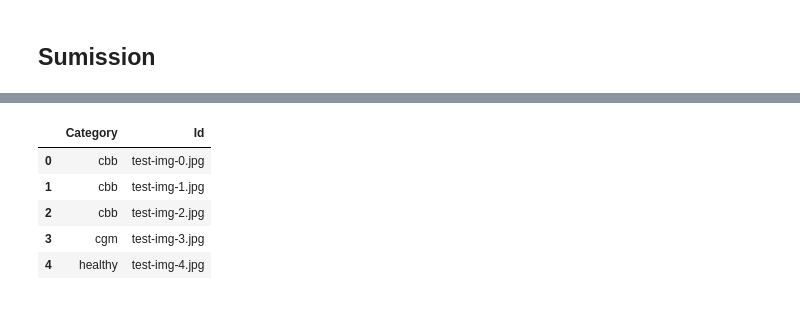
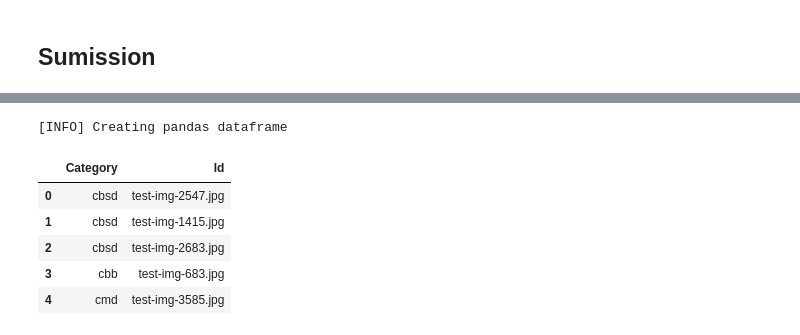
Before and after one commit to IsraelAbebe/cassava_disease_classification, a Jupyter notebook: salomon_exp/Finetuning.ipynb, the cells around one changed output, grey strips where cells are left out. Cells and saved outputs as stored; diff of their text form; code cells hidden in the pictures.

```diff
--- a/salomon_exp/Finetuning.ipynb
+++ b/salomon_exp/Finetuning.ipynb
@@ -413,10 +693,54 @@ submission['Category'] = preds
+# %%
+def process_image(image_dir):
+    # Process a PIL image for use in a PyTorch model
+    # tensor.numpy().transpose(1, 2, 0)
+    image = Image.open(image_dir)
+    preprocess = transforms.Compose([ transforms.Resize(224),
+                                       transforms.CenterCrop(224),
+                                       transforms.ToTensor(),
+                                      transforms.Normalize(mean=mean,std=std)])
+    image = preprocess(image)
+    # Convert 2D image to 1D vector
+    image = np.expand_dims(image, 0)
+    image = torch.from_numpy(image)
+    inputs = image.to(device)
+    return inputs
+# %%
+# Using our model to predict the label
+def predict(image, model):
+    # Pass the image through our model
+    output = model(image)
+    # Reverse the log function in our output
+    output = torch.exp(output)
+    # Get the top predicted class, and the output percentage for
+    # that class
+    probs, classes = output.topk(1, dim=1)
+    return probs.item(), classes.item()
+# %%
+test_directory = "./data/test/test/0"
+predictions, test_image_fileName = [], []
+try:
+    test_images = listdir(test_directory)
+    for images in test_images:
+        test_image_fileName.append(images)
+        image = process_image(f'{test_directory}/{images}')
+        top_prob, top_class = predict(image, model)
+        predictions.append(class_names[top_class])
+except Exception as e:
+    print(e)
+# %%
+print("[INFO] Creating pandas dataframe")
+submission_data = {"Category":predictions,"Id":test_image_fileName,}
+submission_data_frame = pd.DataFrame(submission_data)
+# %% [output]
+[INFO] Creating pandas dataframe
 # %%
-submission.head()
+submission_data_frame.head()
 # %% [output]
 |  | Category | Id |
-| 0 | cbb | test-img-0.jpg |
-| 1 | cbb | test-img-1.jpg |
-| 2 | cbb | test-img-2.jpg |
-| 3 | cgm | test-img-3.jpg |
-| 4 | healthy | test-img-4.jpg |
+| 0 | cbsd | test-img-2547.jpg |
+| 1 | cbsd | test-img-1415.jpg |
+| 2 | cbsd | test-img-2683.jpg |
+| 3 | cbb | test-img-683.jpg |
+| 4 | cmd | test-img-3585.jpg |
 # %%
```
Also changed, not shown: parts of 30 cells of this notebook, 4 other files.
